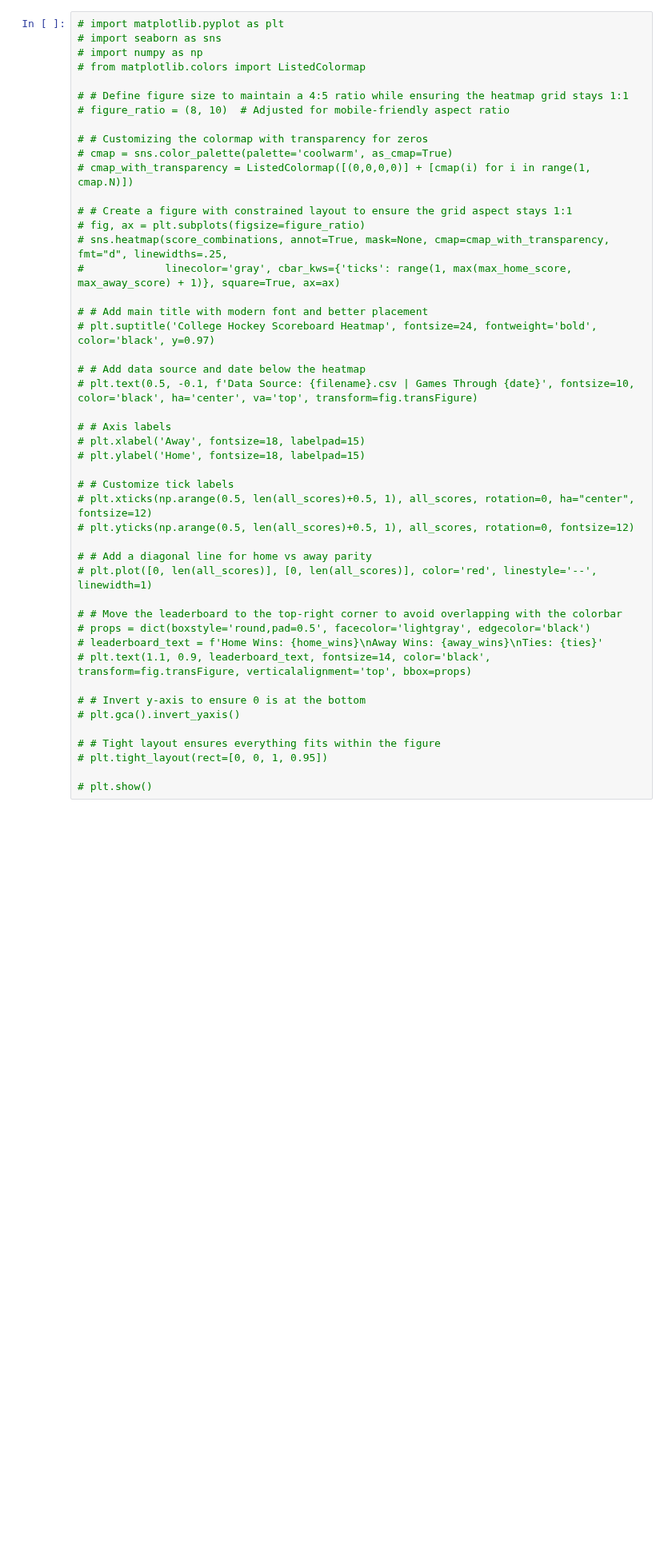
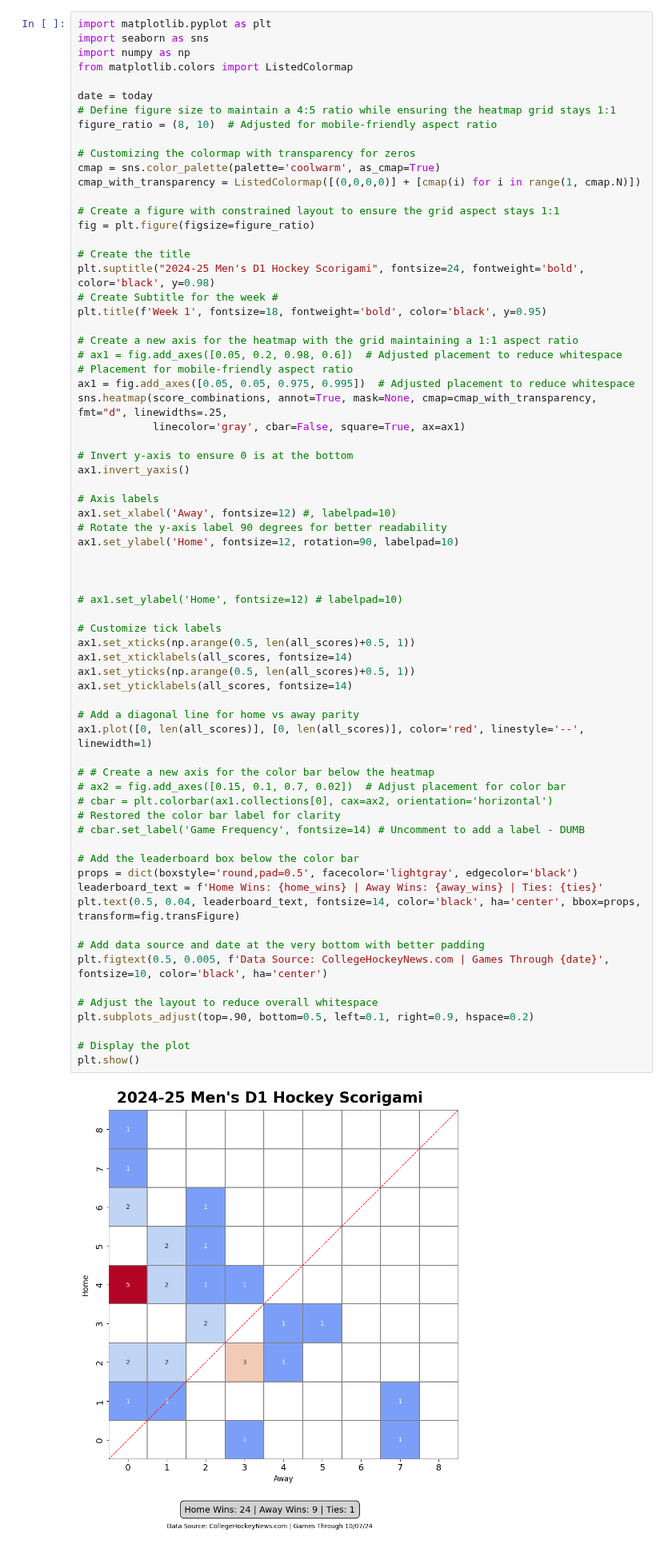
Before and after one commit to JSmith1826/college_hockey_2425, a Jupyter notebook: workbook/scor-o_viz_book.ipynb, the cells around one changed output. Shown at 80% size. Cells and saved outputs as stored; diff of their text form; blank space fills up the shorter version.

```diff
--- a/workbook/scor-o_viz_book.ipynb
+++ b/workbook/scor-o_viz_book.ipynb
@@ -228,47 +564,71 @@ score_combinations
 # %%
-# import matplotlib.pyplot as plt
-# import seaborn as sns
-# import numpy as np
-# from matplotlib.colors import ListedColormap
+import matplotlib.pyplot as plt
+import seaborn as sns
+import numpy as np
+from matplotlib.colors import ListedColormap
 
-# # Define figure size to maintain a 4:5 ratio while ensuring the heatmap grid stays 1:1
-# figure_ratio = (8, 10)  # Adjusted for mobile-friendly aspect ratio
+date = today
+# Define figure size to maintain a 4:5 ratio while ensuring the heatmap grid stays 1:1
+figure_ratio = (8, 10)  # Adjusted for mobile-friendly aspect ratio
 
-# # Customizing the colormap with transparency for zeros
-# cmap = sns.color_palette(palette='coolwarm', as_cmap=True)
-# cmap_with_transparency = ListedColormap([(0,0,0,0)] + [cmap(i) for i in range(1, cmap.N)])
+# Customizing the colormap with transparency for zeros
+cmap = sns.color_palette(palette='coolwarm', as_cmap=True)
+cmap_with_transparency = ListedColormap([(0,0,0,0)] + [cmap(i) for i in range(1, cmap.N)])
 
-# # Create a figure with constrained layout to ensure the grid aspect stays 1:1
-# fig, ax = plt.subplots(figsize=figure_ratio)
-# sns.heatmap(score_combinations, annot=True, mask=None, cmap=cmap_with_transparency, fmt="d", linewidths=.25,
-#             linecolor='gray', cbar_kws={'ticks': range(1, max(max_home_score, max_away_score) + 1)}, square=True, ax=ax)
+# Create a figure with constrained layout to ensure the grid aspect stays 1:1
+fig = plt.figure(figsize=figure_ratio)
 
-# # Add main title with modern font and better placement
-# plt.suptitle('College Hockey Scoreboard Heatmap', fontsize=24, fontweight='bold', color='black', y=0.97)
+# Create the title
+plt.suptitle("2024-25 Men's D1 Hockey Scorigami", fontsize=24, fontweight='bold', color='black', y=0.98)
+# Create Subtitle for the week #
+plt.title(f'Week 1', fontsize=18, fontweight='bold', color='black', y=0.95)
 
-# # Add data source and date below the heatmap
-# plt.text(0.5, -0.1, f'Data Source: {filename}.csv | Games Through {date}', fontsize=10, color='black', ha='center', va='top', transform=fig.transFigure)
+# Create a new axis for the heatmap with the grid maintaining a 1:1 aspect ratio
+# ax1 = fig.add_axes([0.05, 0.2, 0.98, 0.6])  # Adjusted placement to reduce whitespace
+# Placement for mobile-friendly aspect ratio
+ax1 = fig.add_axes([0.05, 0.05, 0.975, 0.995])  # Adjusted placement to reduce whitespace
+sns.heatmap(score_combinations, annot=True, mask=None, cmap=cmap_with_transparency, fmt="d", linewidths=.25,
+            linecolor='gray', cbar=False, square=True, ax=ax1)
 
-# # Axis labels
-# plt.xlabel('Away', fontsize=18, labelpad=15)
-# plt.ylabel('Home', fontsize=18, labelpad=15)
+# Invert y-axis to ensure 0 is at the bottom
+ax1.invert_yaxis()
 
-# # Customize tick labels
-# plt.xticks(np.arange(0.5, len(all_scores)+0.5, 1), all_scores, rotation=0, ha="center", fontsize=12)
-# plt.yticks(np.arange(0.5, len(all_scores)+0.5, 1), all_scores, rotation=0, fontsize=12)
+# Axis labels
+ax1.set_xlabel('Away', fontsize=12) #, labelpad=10)
+# Rotate the y-axis label 90 degrees for better readability
+ax1.set_ylabel('Home', fontsize=12, rotation=90, labelpad=10)
 
-# # Add a diagonal line for home vs away parity
-# plt.plot([0, len(all_scores)], [0, len(all_scores)], color='red', linestyle='--', linewidth=1)
 
-# # Move the leaderboard to the top-right corner to avoid overlapping with the colorbar
-# props = dict(boxstyle='round,pad=0.5', facecolor='lightgray', edgecolor='black')
-# leaderboard_text = f'Home Wins: {home_wins}\nAway Wins: {away_wins}\nTies: {ties}'
-# plt.text(1.1, 0.9, leaderboard_text, fontsize=14, color='black', transform=fig.transFigure, verticalalignment='top', bbox=props)
 
-# # Invert y-axis to ensure 0 is at the bottom
-# plt.gca().invert_yaxis()
+# ax1.set_ylabel('Home', fontsize=12) # labelpad=10)
 
-# # Tight layout ensures everything fits within the figure
-# plt.tight_layout(rect=[0, 0, 1, 0.95])
+# Customize tick labels
+ax1.set_xticks(np.arange(0.5, len(all_scores)+0.5, 1))
+ax1.set_xticklabels(all_scores, fontsize=14)
+ax1.set_yticks(np.arange(0.5, len(all_scores)+0.5, 1))
+ax1.set_yticklabels(all_scores, fontsize=14)
 
-# plt.show()
+# Add a diagonal line for home vs away parity
+ax1.plot([0, len(all_scores)], [0, len(all_scores)], color='red', linestyle='--', linewidth=1)
+
+# # Create a new axis for the color bar below the heatmap
+# ax2 = fig.add_axes([0.15, 0.1, 0.7, 0.02])  # Adjust placement for color bar
+# cbar = plt.colorbar(ax1.collections[0], cax=ax2, orientation='horizontal')
+# Restored the color bar label for clarity
+# cbar.set_label('Game Frequency', fontsize=14) # Uncomment to add a label - DUMB
+
+# Add the leaderboard box below the color bar
+props = dict(boxstyle='round,pad=0.5', facecolor='lightgray', edgecolor='black')
+leaderboard_text = f'Home Wins: {home_wins} | Away Wins: {away_wins} | Ties: {ties}'
+plt.text(0.5, 0.04, leaderboard_text, fontsize=14, color='black', ha='center', bbox=props, transform=fig.transFigure)
+
+# Add data source and date at the very bottom with better padding
+plt.figtext(0.5, 0.005, f'Data Source: CollegeHockeyNews.com | Games Through {date}', fontsize=10, color='black', ha='center')
+
+# Adjust the layout to reduce overall whitespace
+plt.subplots_adjust(top=.90, bottom=0.5, left=0.1, right=0.9, hspace=0.2)
+
+# Display the plot
+plt.show()
+# %% [output]
+[figure, added]
```
Also changed, not shown: parts of 31 cells of this notebook, 2 other files.
